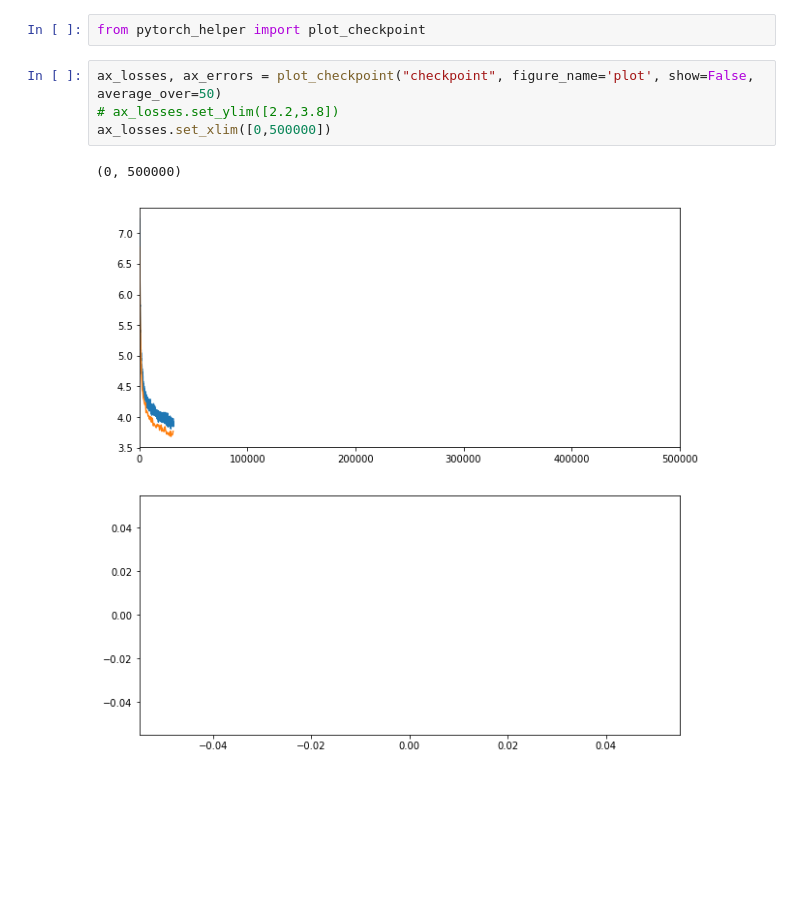
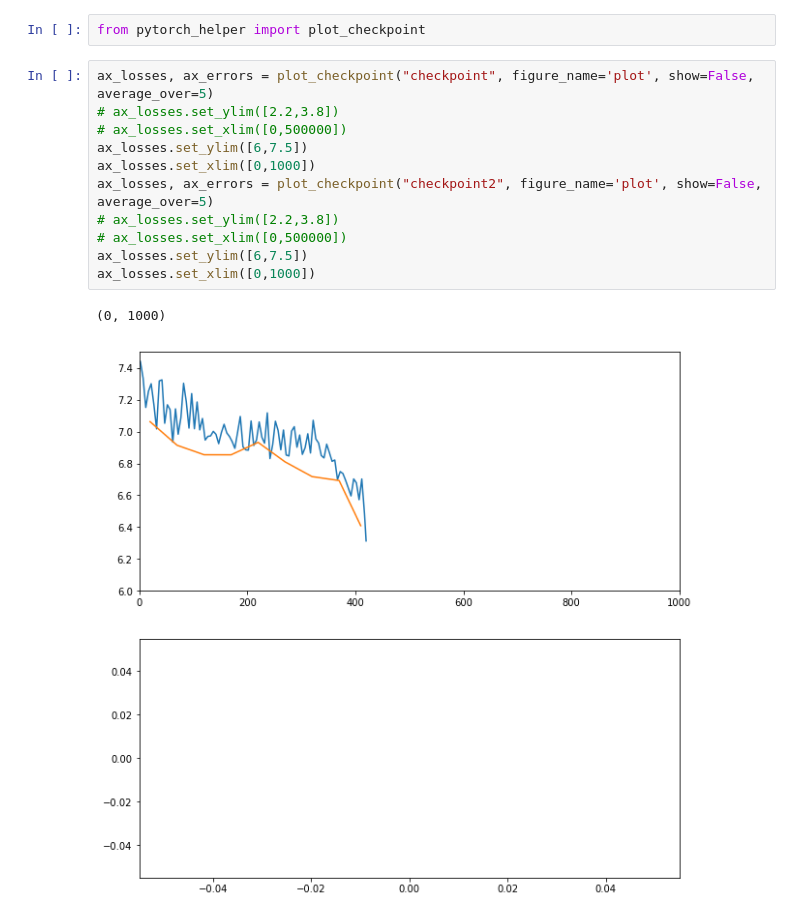
Before and after one commit to dmcinerney/Summarization, a Jupyter notebook: plot_checkpoint.ipynb, the cells around one changed output. Cells and saved outputs as stored; diff of their text form; blank space fills up the shorter version.

```diff
--- a/plot_checkpoint.ipynb
+++ b/plot_checkpoint.ipynb
@@ -1,9 +1,16 @@
 # %%
 from pytorch_helper import plot_checkpoint
 # %%
-ax_losses, ax_errors = plot_checkpoint("checkpoint", figure_name='plot', show=False, average_over=50)
+ax_losses, ax_errors = plot_checkpoint("checkpoint", figure_name='plot', show=False, average_over=5)
 # ax_losses.set_ylim([2.2,3.8])
-ax_losses.set_xlim([0,500000])
+# ax_losses.set_xlim([0,500000])
+ax_losses.set_ylim([6,7.5])
+ax_losses.set_xlim([0,1000])
+ax_losses, ax_errors = plot_checkpoint("checkpoint2", figure_name='plot', show=False, average_over=5)
+# ax_losses.set_ylim([2.2,3.8])
+# ax_losses.set_xlim([0,500000])
+ax_losses.set_ylim([6,7.5])
+ax_losses.set_xlim([0,1000])
 # %% [output]
-(0, 500000)
+(0, 1000)
-[figure, old version]
+[figure, new version]
```
Also changed, not shown: parts of 1 cell of this notebook, 7 other files.
